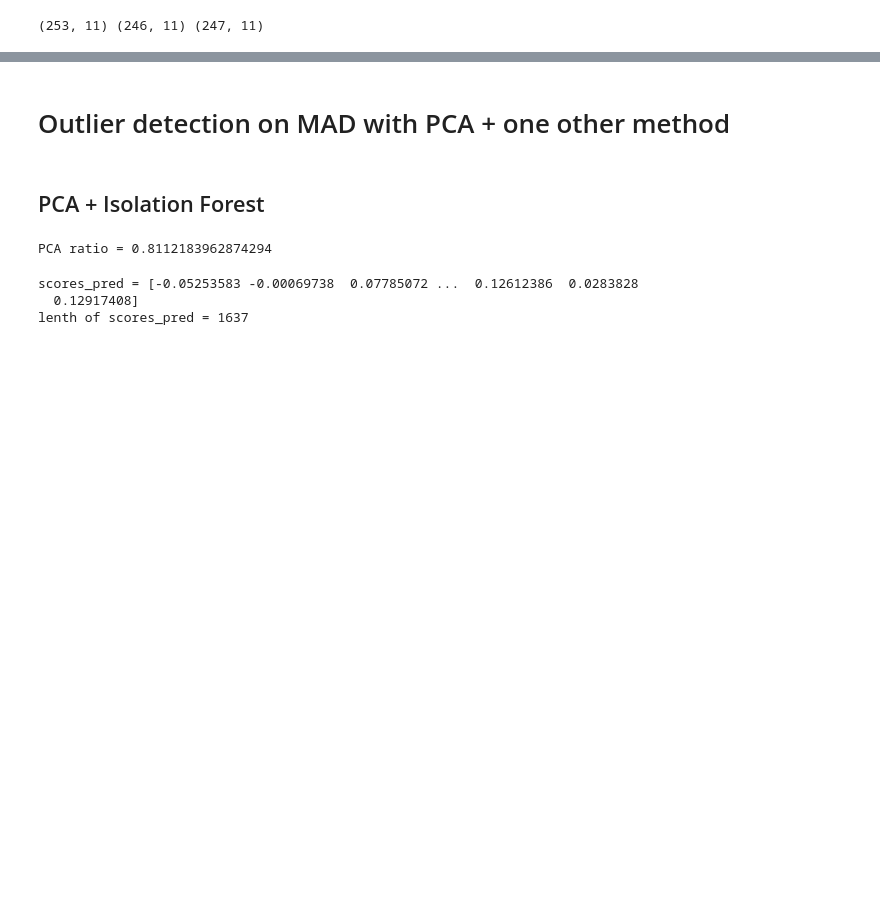
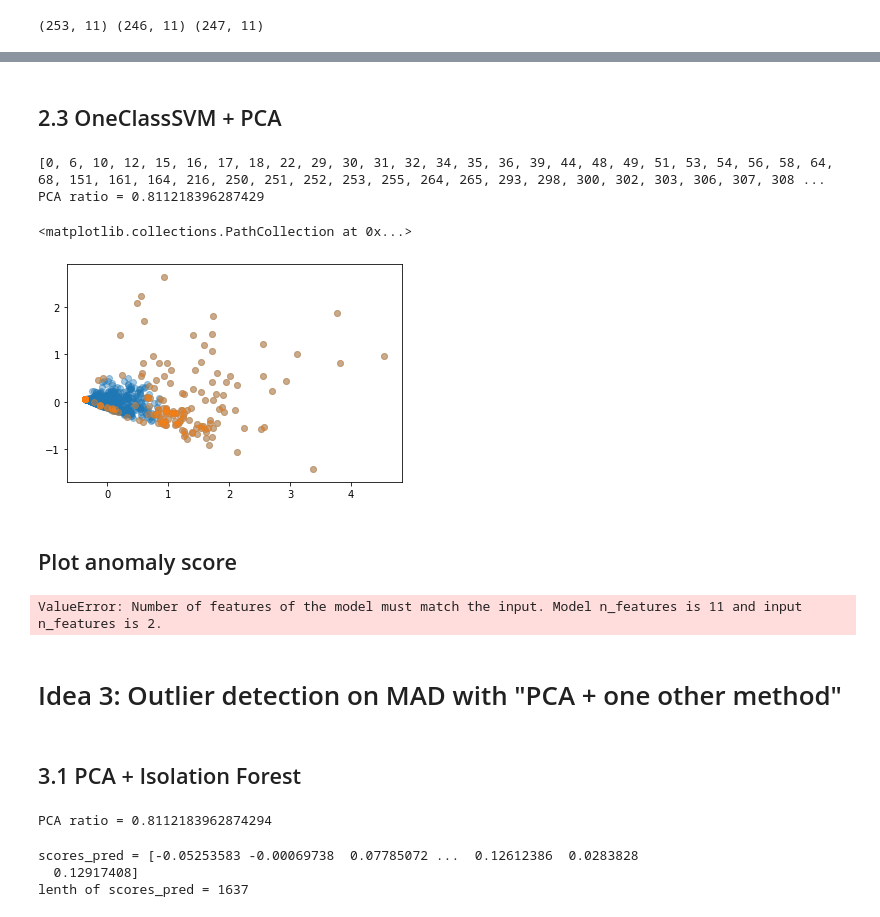
Before and after one commit to Ziqing-WU/AML-Outlier-BE, a Jupyter notebook: BE-hs.ipynb, the cells around one changed output, grey strips where cells are left out. Saved outputs shown, nothing was run; the diff lists cells and outputs as text; code cells hidden in the pictures; blank space fills up the shorter version.

```diff
--- a/BE-hs.ipynb
+++ b/BE-hs.ipynb
@@ -262,7 +368,61 @@ print(mean_per_window_outlier_3.shape, mad_per_window_outlier_3.shape, std_per_w
+# %% [markdown]
+## 2.3  OneClassSVM + PCA
+# %%
+##### OneClassSVM + PCA
+from sklearn.svm import OneClassSVM
+from sklearn.decomposition import PCA
+
+ocsvm = OneClassSVM(nu=0.15, kernel="rbf", gamma=0.3) # nu corresponds to contamination
+
+## mad_per_window
+ocsvm_mad_pred = ocsvm.fit_predict(mad_per_window)
+
+mad_per_window_normal_33 = mad_per_window[ocsvm_mad_pred == 1]
+mad_per_window_outlier_33 = mad_per_window[ocsvm_mad_pred == -1]
+
+# print(list(enumerate(ilf_mad_pred)))
+index = [i for i,x in enumerate(ocsvm_mad_pred) if x==-1]
+print(index)
+
+## PCA dimensionality reduction on 'mad_per_window'
+pca = PCA(n_components = 2)
+pca.fit(mad_per_window)
+X = pca.transform(mad_per_window)
+print(f'PCA ratio = {sum(pca.explained_variance_ratio_)}')
+
+plt.figure()
+plt.scatter(X[:,0], X[:,1], alpha=.4)
+plt.scatter(X[index][:,0],X[index][:,1], alpha=.4)
+# %% [output]
+[0, 6, 10, 12, 15, 16, 17, 18, 22, 29, 30, 31, 32, 34, 35, 36, 39, 44, 48, 49, 51, 53, 54, 56, 58, 64, 68, 151, 161, 164, 216, 250, 251, 252, 253, 255, 264, 265, 293, 298, 300, 302, 303, 306, 307, 308 ...
+PCA ratio = 0.811218396287429
+<matplotlib.collections.PathCollection at 0x...>
+[figure, added]
+# %% [markdown]
+## Plot anomaly score
+# %%
+# transforme ndarray to dataframe
+X_df = pd.DataFrame(X)
+X_df.columns = ['X1', 'X2']
+
+# plot
+clf_name = 'Isolation Forest'
+clf = iso
+plotAnomalyScore2D(X_df, clf_name, clf)
+
+clf_name = 'LOF'
+clf = lof
+plotAnomalyScore2D(X_df, clf_name, clf)
+
+clf_name = 'One Class SVM'
+clf = ocsvm
+plotAnomalyScore2D(X_df, clf_name, clf)
+# %% [output]
+ValueError: Number of features of the model must match the input. Model n_features is 11 and input n_features is 2.
 # %% [markdown]
-#  Outlier detection on MAD with PCA + one other method
+# Idea 3: Outlier detection on MAD with "PCA + one other method"
 # %% [markdown]
-## PCA + Isolation Forest
+## 3.1  PCA + Isolation Forest
 # %%
 ##### PCA + Isolation Forest
 from sklearn.decomposition import PCA
```
Also changed, not shown: parts of 16 cells of this notebook.
